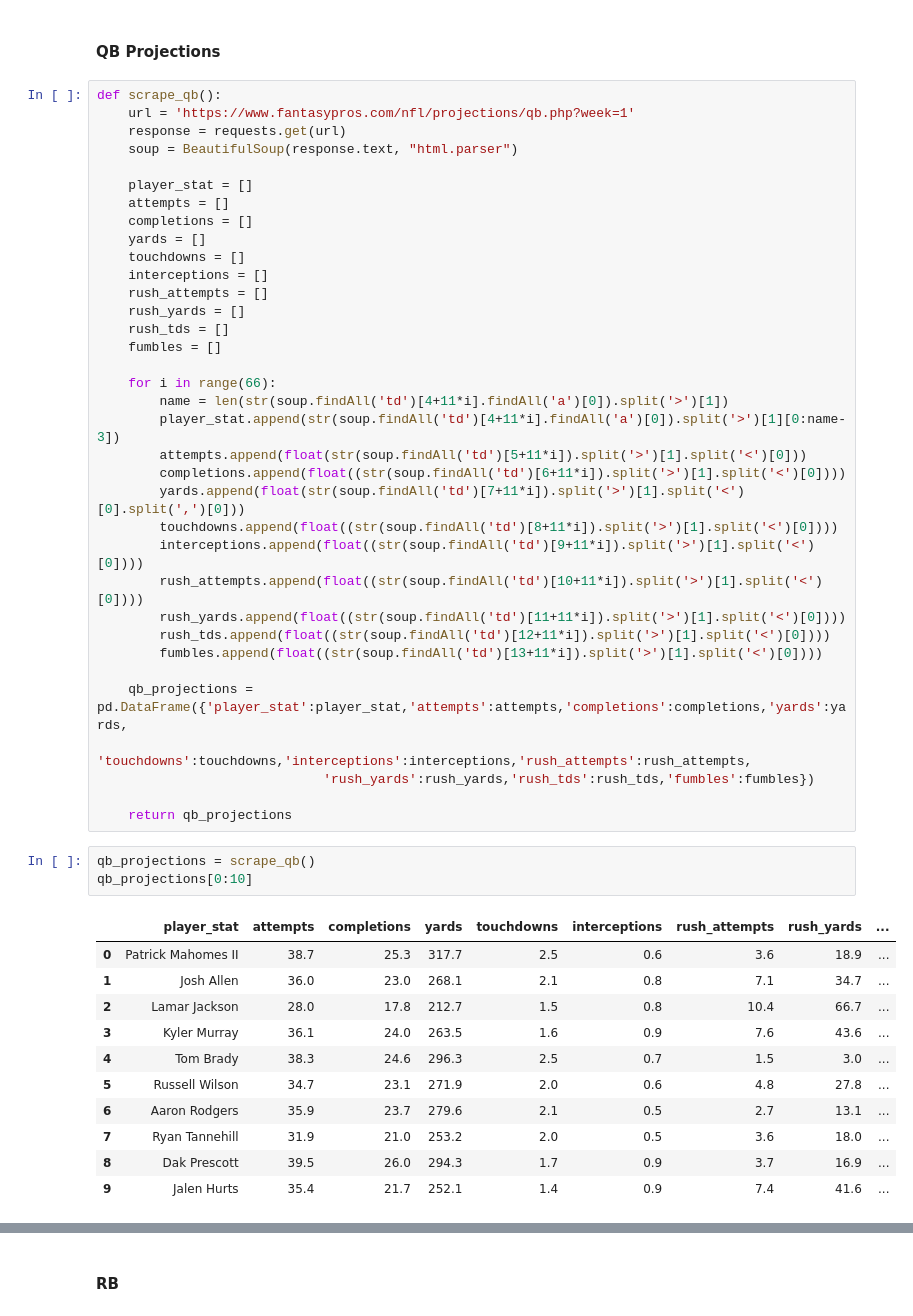
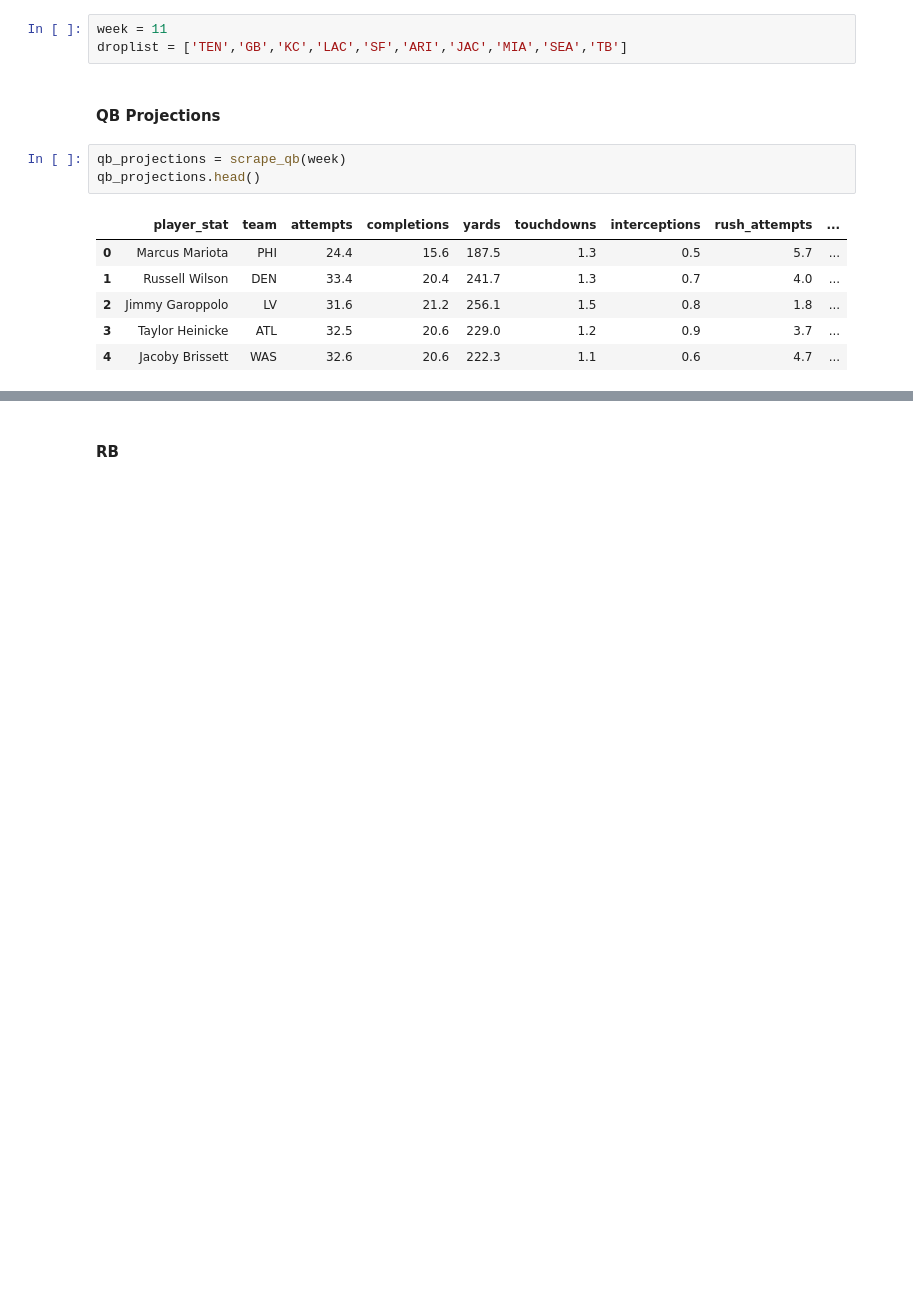
Before and after one commit to DMcDonough26/nfl_dfs_optimizer, a Jupyter notebook: nfl_dfs_optimizer.ipynb, the cells around one changed output, grey strips where cells are left out. Saved outputs shown, nothing was run; the diff lists cells and outputs as text; blank space fills up the shorter version.

```diff
--- a/nfl_dfs_optimizer.ipynb
+++ b/nfl_dfs_optimizer.ipynb
@@ -20,56 +24,19 @@ from pulp import *
 ### 1. Scrape Projections
 # %% [markdown]
 First, I need to scrape a source of fantasy projections. For my purposes, I am going to treat these projections as truth, and determine how to optimally select a lineup that maximizes the number of projected fantasy points.
+# %%
+week = 11
+droplist = ['TEN','GB','KC','LAC','SF','ARI','JAC','MIA','SEA','TB']
 # %% [markdown]
 #### QB Projections
-# %%
-def scrape_qb():
-    url = 'https://www.fantasypros.com/nfl/projections/qb.php?week=1'
-    response = requests.get(url)
-    soup = BeautifulSoup(response.text, "html.parser")
-
-    player_stat = []
-    attempts = []
-    completions = []
-    yards = []
-    touchdowns = []
-    interceptions = []
-    rush_attempts = []
-    rush_yards = []
-    rush_tds = []
-    fumbles = []
-
-    for i in range(66):
-        name = len(str(soup.findAll('td')[4+11*i].findAll('a')[0]).split('>')[1])
-        player_stat.append(str(soup.findAll('td')[4+11*i].findAll('a')[0]).split('>')[1][0:name-3])
-        attempts.append(float(str(soup.findAll('td')[5+11*i]).split('>')[1].split('<')[0]))
-        completions.append(float((str(soup.findAll('td')[6+11*i]).split('>')[1].split('<')[0])))
-        yards.append(float(str(soup.findAll('td')[7+11*i]).split('>')[1].split('<')[0].split(',')[0]))
-        touchdowns.append(float((str(soup.findAll('td')[8+11*i]).split('>')[1].split('<')[0])))
-        interceptions.append(float((str(soup.findAll('td')[9+11*i]).split('>')[1].split('<')[0])))
-        rush_attempts.append(float((str(soup.findAll('td')[10+11*i]).split('>')[1].split('<')[0])))
-        rush_yards.append(float((str(soup.findAll('td')[11+11*i]).split('>')[1].split('<')[0])))
-        rush_tds.append(float((str(soup.findAll('td')[12+11*i]).split('>')[1].split('<')[0])))
-        fumbles.append(float((str(soup.findAll('td')[13+11*i]).split('>')[1].split('<')[0])))
-
-    qb_projections = pd.DataFrame({'player_stat':player_stat,'attempts':attempts,'completions':completions,'yards':yards,
-                             'touchdowns':touchdowns,'interceptions':interceptions,'rush_attempts':rush_attempts,
-                             'rush_yards':rush_yards,'rush_tds':rush_tds,'fumbles':fumbles})
-
-    return qb_projections
 # %%
-qb_projections = scrape_qb()
-qb_projections[0:10]
+qb_projections = scrape_qb(week)
+qb_projections.head()
 # %% [output]
-|  | player_stat | attempts | completions | yards | touchdowns | interceptions | rush_attempts | rush_yards | ... |
-| 0 | Patrick Mahomes II | 38.7 | 25.3 | 317.7 | 2.5 | 0.6 | 3.6 | 18.9 | ... |
-| 1 | Josh Allen | 36.0 | 23.0 | 268.1 | 2.1 | 0.8 | 7.1 | 34.7 | ... |
-| 2 | Lamar Jackson | 28.0 | 17.8 | 212.7 | 1.5 | 0.8 | 10.4 | 66.7 | ... |
-| 3 | Kyler Murray | 36.1 | 24.0 | 263.5 | 1.6 | 0.9 | 7.6 | 43.6 | ... |
-| 4 | Tom Brady | 38.3 | 24.6 | 296.3 | 2.5 | 0.7 | 1.5 | 3.0 | ... |
-| 5 | Russell Wilson | 34.7 | 23.1 | 271.9 | 2.0 | 0.6 | 4.8 | 27.8 | ... |
-| 6 | Aaron Rodgers | 35.9 | 23.7 | 279.6 | 2.1 | 0.5 | 2.7 | 13.1 | ... |
-| 7 | Ryan Tannehill | 31.9 | 21.0 | 253.2 | 2.0 | 0.5 | 3.6 | 18.0 | ... |
-| 8 | Dak Prescott | 39.5 | 26.0 | 294.3 | 1.7 | 0.9 | 3.7 | 16.9 | ... |
-| 9 | Jalen Hurts | 35.4 | 21.7 | 252.1 | 1.4 | 0.9 | 7.4 | 41.6 | ... |
+|  | player_stat | team | attempts | completions | yards | touchdowns | interceptions | rush_attempts | ... |
+| 0 | Marcus Mariota | PHI | 24.4 | 15.6 | 187.5 | 1.3 | 0.5 | 5.7 | ... |
+| 1 | Russell Wilson | DEN | 33.4 | 20.4 | 241.7 | 1.3 | 0.7 | 4.0 | ... |
+| 2 | Jimmy Garoppolo | LV | 31.6 | 21.2 | 256.1 | 1.5 | 0.8 | 1.8 | ... |
+| 3 | Taylor Heinicke | ATL | 32.5 | 20.6 | 229.0 | 1.2 | 0.9 | 3.7 | ... |
+| 4 | Jacoby Brissett | WAS | 32.6 | 20.6 | 222.3 | 1.1 | 0.6 | 4.7 | ... |
 # %% [markdown]
```
Also changed, not shown: parts of 50 cells of this notebook, 4 other files.
